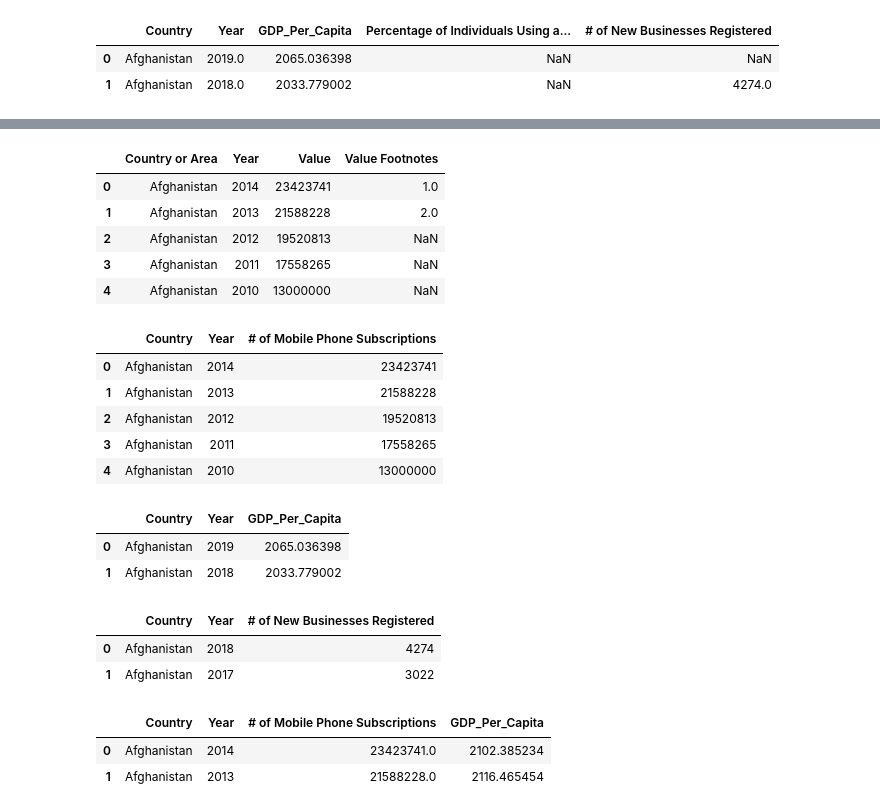
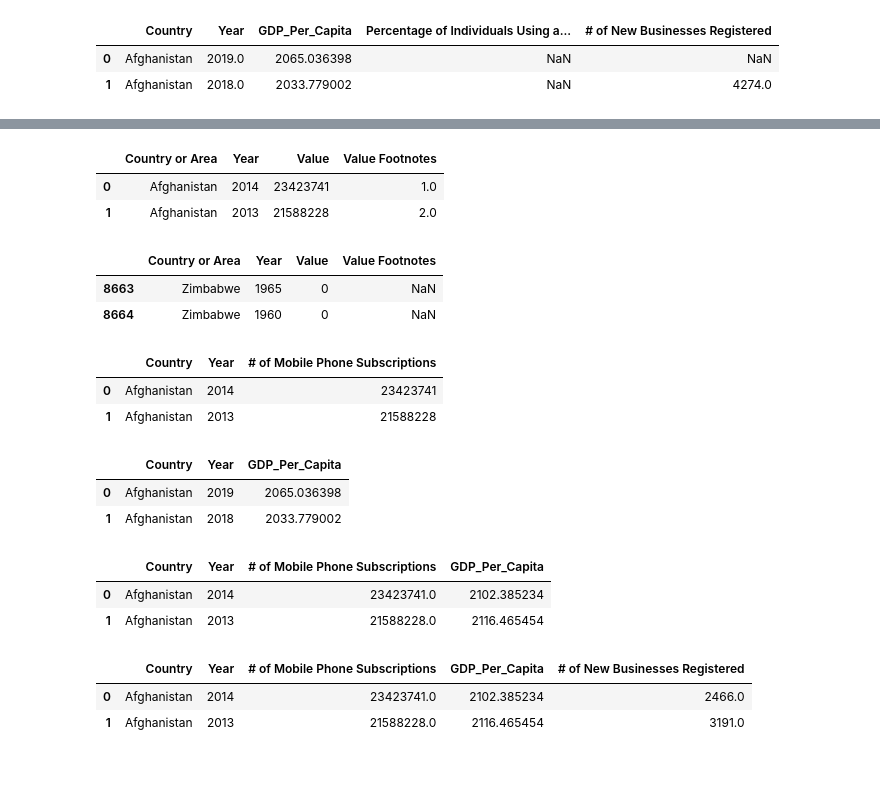
Before and after one commit to nss-data-science-cohort-6/un_data_question-jeffreyreeve, a Jupyter notebook: notebooks/UN_Data_Exploration.ipynb, the cells around one changed output, grey strips where cells are left out. Drawn from its saved outputs; the diff is of its cells as text; code cells hidden in the pictures; blank space fills up the shorter version.

```diff
--- a/notebooks/UN_Data_Exploration.ipynb
+++ b/notebooks/UN_Data_Exploration.ipynb
@@ -712,27 +662,27 @@ gdp_mobile_phone[['# of New Businesses Registered', 'Percentage of Individuals U
 # %%
 mobile_phone_df = pd.read_csv('../data/mobile_subscriptions.csv', nrows = 8665)
 # %%
-mobile_phone_df.head()
+mobile_phone_df.head(2)
 # %% [output]
 |  | Country or Area | Year | Value | Value Footnotes |
 | 0 | Afghanistan | 2014 | 23423741 | 1.0 |
 | 1 | Afghanistan | 2013 | 21588228 | 2.0 |
-| 2 | Afghanistan | 2012 | 19520813 | NaN |
-| 3 | Afghanistan | 2011 | 17558265 | NaN |
-| 4 | Afghanistan | 2010 | 13000000 | NaN |
+# %%
+mobile_phone_df.tail(2)
+# %% [output]
+|  | Country or Area | Year | Value | Value Footnotes |
+| 8663 | Zimbabwe | 1965 | 0 | NaN |
+| 8664 | Zimbabwe | 1960 | 0 | NaN |
 # %%
 mobile_phone_df = mobile_phone_df.drop(columns = ['Value Footnotes'])
 # %%
 mobile_phone_df.columns = ['Country', 'Year', '# of Mobile Phone Subscriptions']
 # %%
-mobile_phone_df.head()
+mobile_phone_df.head(2)
 # %% [output]
 |  | Country | Year | # of Mobile Phone Subscriptions |
 | 0 | Afghanistan | 2014 | 23423741 |
 | 1 | Afghanistan | 2013 | 21588228 |
-| 2 | Afghanistan | 2012 | 19520813 |
-| 3 | Afghanistan | 2011 | 17558265 |
-| 4 | Afghanistan | 2010 | 13000000 |
 # %%
 gdp_df.head(2)
 # %% [output]
@@ -742,7 +694,7 @@ gdp_df.head(2)
 # %%
-new_businesses_df.head(2)
+gdp_mobile_subscriptions.head(2)
 # %% [output]
-|  | Country | Year | # of New Businesses Registered |
-| 0 | Afghanistan | 2018 | 4274 |
-| 1 | Afghanistan | 2017 | 3022 |
+|  | Country | Year | # of Mobile Phone Subscriptions | GDP_Per_Capita |
+| 0 | Afghanistan | 2014 | 23423741.0 | 2102.385234 |
+| 1 | Afghanistan | 2013 | 21588228.0 | 2116.465454 |
 # %%
@@ -750,6 +702,6 @@ gdp_mobile_phone = pd.merge(mobile_phone_df, gdp_df, left_on = ['Country', 'Year
 # %%
-gdp_mobile_phone.head(2)
+gdp_mobile_subscriptions_new_businesses.head(2)
 # %% [output]
-|  | Country | Year | # of Mobile Phone Subscriptions | GDP_Per_Capita |
-| 0 | Afghanistan | 2014 | 23423741.0 | 2102.385234 |
-| 1 | Afghanistan | 2013 | 21588228.0 | 2116.465454 |
+|  | Country | Year | # of Mobile Phone Subscriptions | GDP_Per_Capita | # of New Businesses Registered |
+| 0 | Afghanistan | 2014 | 23423741.0 | 2102.385234 | 2466.0 |
+| 1 | Afghanistan | 2013 | 21588228.0 | 2116.465454 | 3191.0 |
```
Also changed, not shown: parts of 51 cells of this notebook.
